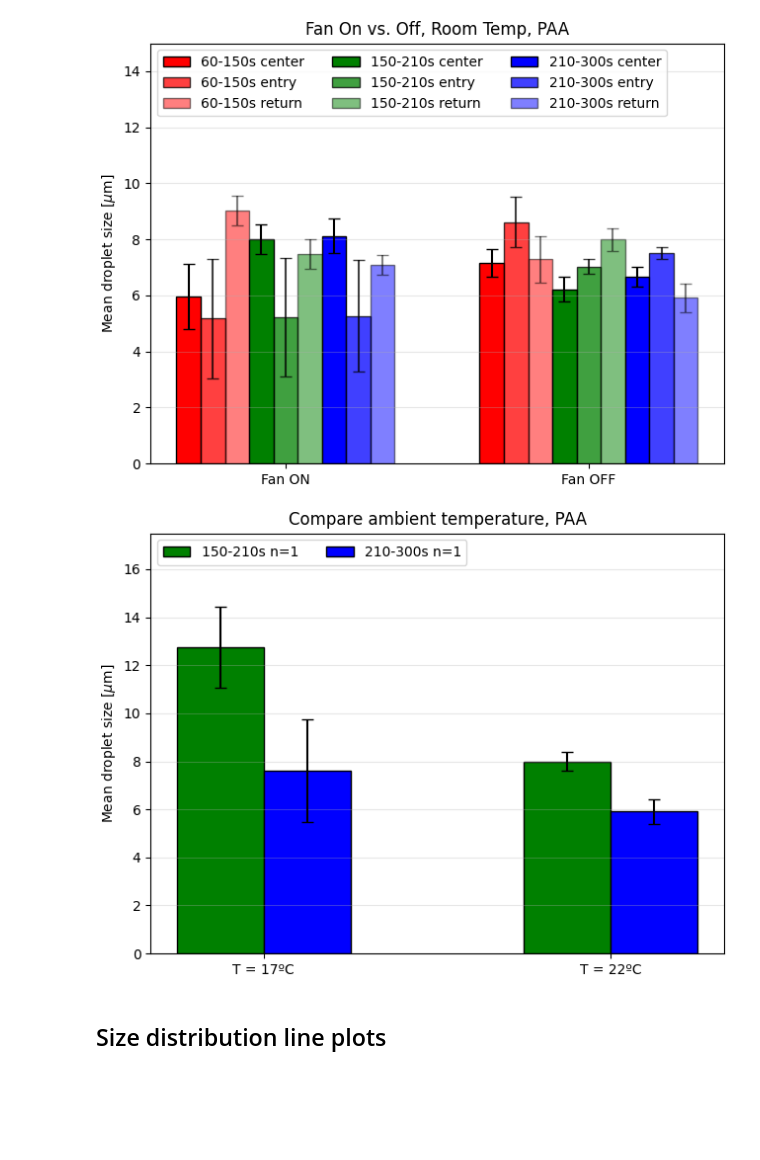
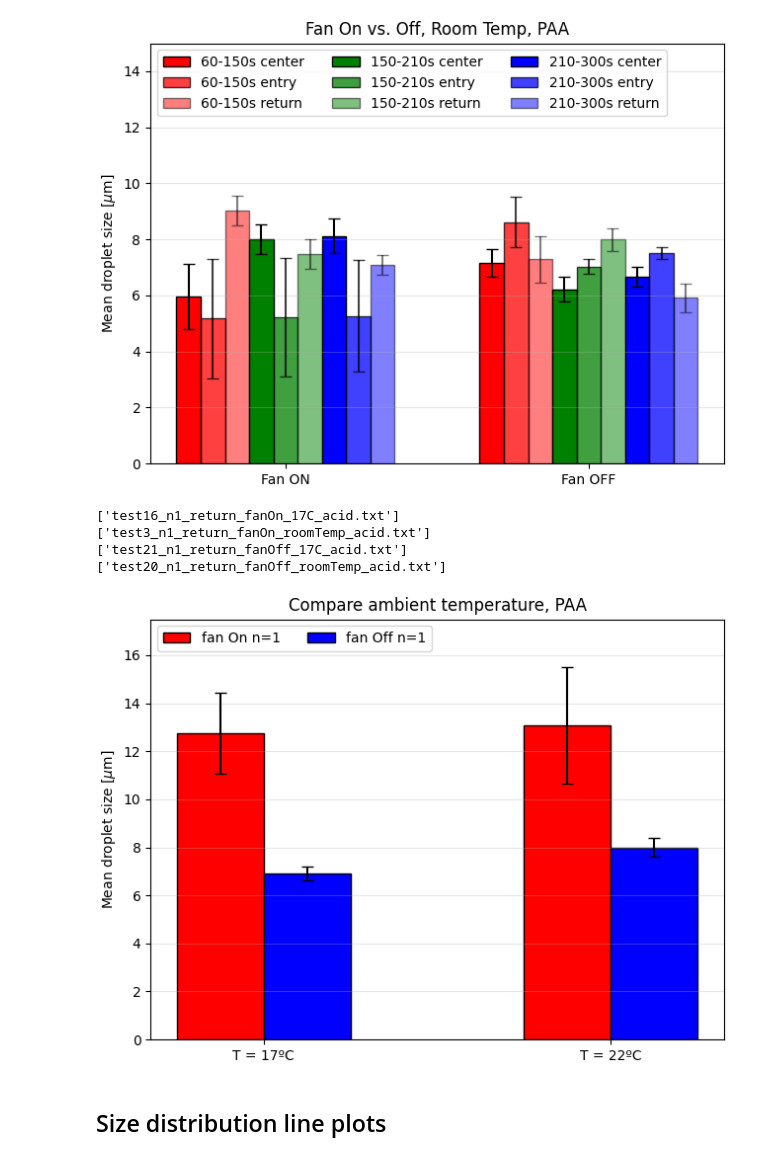
Before and after one commit to djorlando24/jupyterNotebooks, a Jupyter notebook: Research/Malvern/Suresonix2.ipynb, the cells around one changed output. Cells and saved outputs as stored; diff of their text form; code cells hidden in the pictures; blank space fills up the shorter version.

```diff
--- a/Research/Malvern/Suresonix2.ipynb
+++ b/Research/Malvern/Suresonix2.ipynb
@@ -329,14 +329,15 @@ for fL,descriptor in [(glob.glob(path+"*fanOff_roomTemp_acid.txt")+\
 # %% [output]
 [figure]
 # %%
-for fL,descriptor in [(glob.glob(path+"test[1-2 4-9]*return*acid.txt"),'Compare ambient temperature, PAA')]:
+for fL,descriptor in [(glob.glob(path+"test*return*acid.txt"),'Compare ambient temperature, PAA')]:
 
     data_means={}
     categories = ['17C','roomTemp']
 
-    for time_range in [(150,210),(210,300)]:
+    for fan in ['fanOn','fanOff']:
 
         #  Get data in time range for all tests.
+        time_range=(150,210)
         time_avg_data={}
         for filename in natsort.natsorted(fL):
             t, size_bins, size_dist_avg, Cv_avg, Cv_std = process_timeseries(filename,time_offset=60)
@@ -350,49 +351,53 @@ for fL,descriptor in [(glob.glob(path+"test[1-2 4-9]*return*acid.txt"),'Compare
 
         # Sort data into categories.
         for n in [1]: #[1,2,3]:
-            time_range_label = "%i-%is n=%i" % (*time_range,n)
+            label = "%s n=%i" % (' O'.join(fan.split('O')),n)
             data_c=[]
             for c in categories:
-                res = [time_avg_data[x] for x in time_avg_data.keys() if ('n%i' % n in x) and (c in x)]
+                res = [time_avg_data[x] for x in time_avg_data.keys() if ('n%i' % n in x) and (c in x) and (fan in x)]
+                print([x for x in time_avg_data.keys() if ('n%i' % n in x) and (c in x) and (fan in x)])
                 if len(res)>0: data_c.append( res[0] )
                 else: data_c.append(0)
-            data_means[time_range_label]=data_c
+            data_means[label]=data_c
 
 
 
     x = np.arange(len(categories))  # the label locations
     width = 0.25  # the width of the bars
     multiplier = 0
 
     fig, ax = plt.subplots(layout='constrained')
     plt.grid(alpha=.3, axis='y')
     for attribute, measurement in data_means.items():
-        if '60-150s' in attribute: c='r'
-        elif '150-210s' in attribute: c='g'
-        elif '210-300s' in attribute: c='b'
+        if 'fan On' in attribute: c='r'
+        elif 'fan Off' in attribute: c='b'
         else: c=None
 
-        if 'n=2' in attribute: alpha=0.75
-        elif 'n=3' in attribute: alpha=0.5
+        if 'n=2' in attribute: alpha=0.5
+        elif 'n=3' in attribute: alpha=0.1
         else: alpha=1
 
         offset = width * multiplier
         rects = ax.bar(x + offset, np.real(measurement), width, label=attribute, fc=c,ec='k',alpha=alpha)
         #ax.bar_label(rects, padding=3)
         errs = ax.errorbar(x + offset, np.real(measurement), yerr=np.imag(measurement), c='k',alpha=alpha,\
                            capsize=4, ls='None', label=None)
         multiplier += 1
 
     # Add some text for labels, title and custom x-axis tick labels, etc.
     ax.set_ylabel(r'Mean droplet size [$\mu$m]')
     ax.set_title(descriptor)
     ax.set_xticks(x + width/2, ['T = 17ºC','T = 22ºC'])
     ax.legend(loc='upper left', ncols=2)
     plt.ylim(0,17.5)
 
     plt.savefig('bar_'+descriptor+'.pdf');
 # %% [output]
+['test16_n1_return_fanOn_17C_acid.txt']
+['test3_n1_return_fanOn_roomTemp_acid.txt']
+['test21_n1_return_fanOff_17C_acid.txt']
+['test20_n1_return_fanOff_roomTemp_acid.txt']
-[figure, old version]
+[figure, new version]
 # %% [markdown]
 ## Size distribution line plots
 # %%
```
Also changed, not shown: 2 other files.
